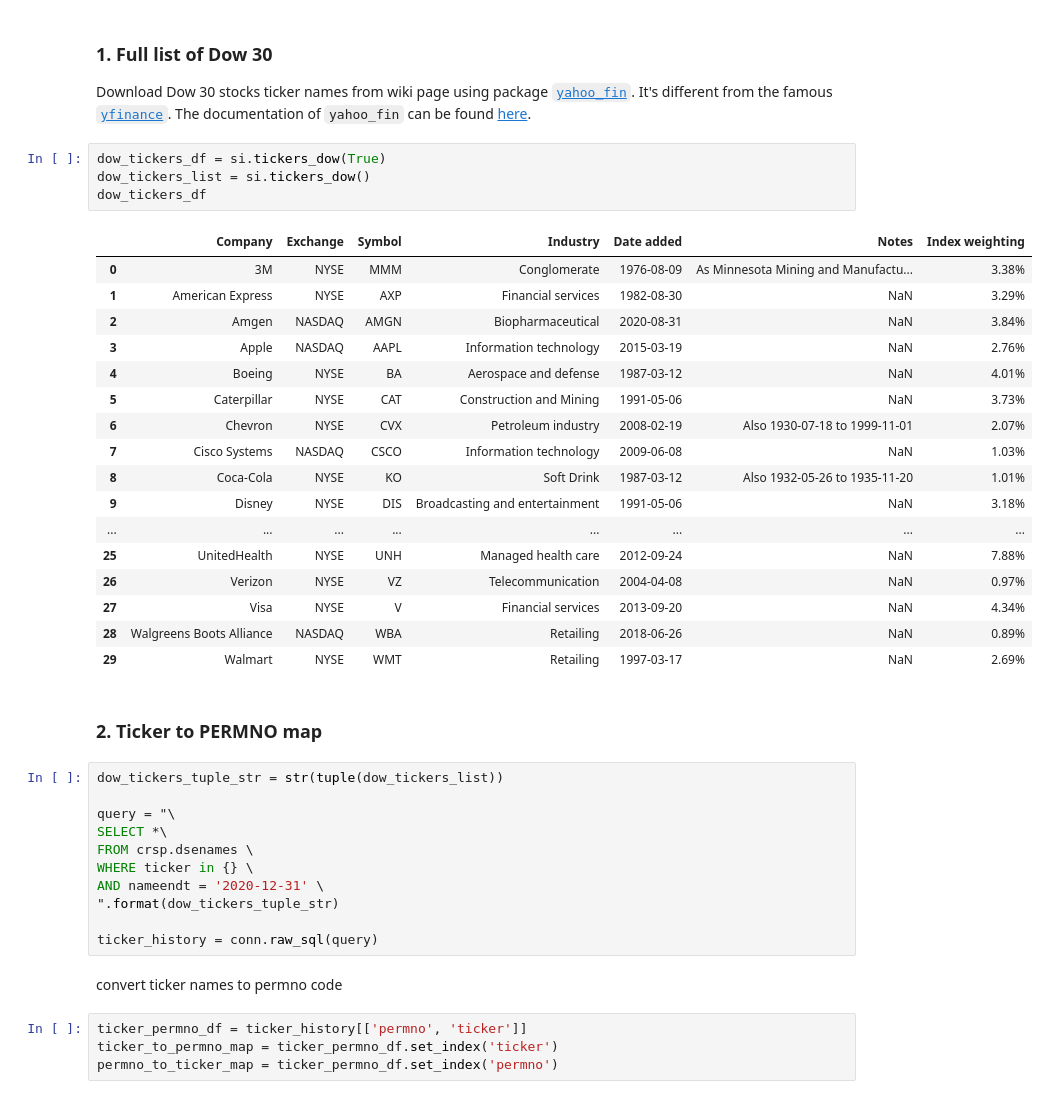
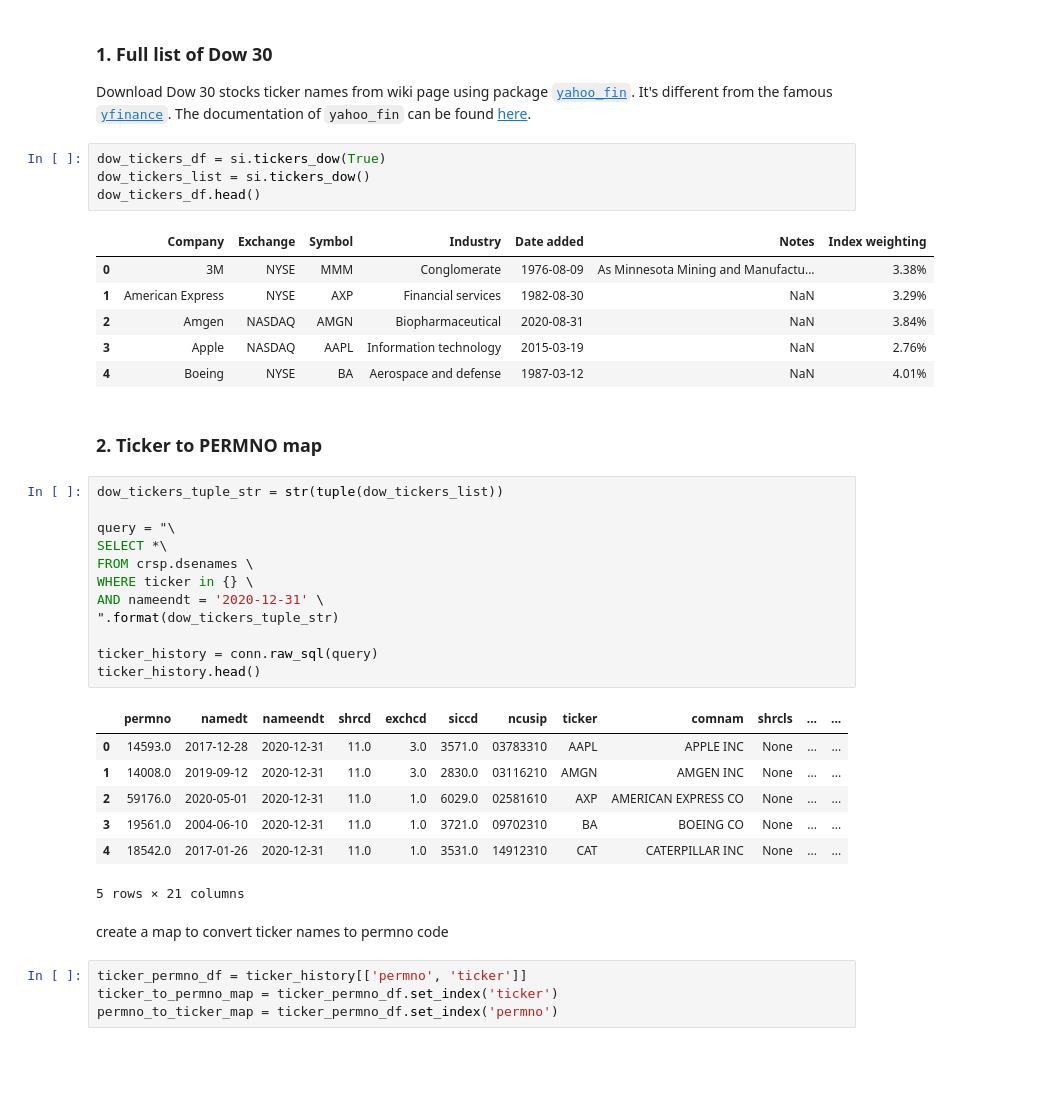
Before and after one commit to ChengLuFred/Portfolio-Selection-via-TBN, a Jupyter notebook: codes/experiment/WRDS_database.ipynb, the cells around one changed output. Saved outputs shown, nothing was run; the diff lists cells and outputs as text; blank space fills up the shorter version.

```diff
--- a/codes/experiment/WRDS_database.ipynb
+++ b/codes/experiment/WRDS_database.ipynb
@@ -192,25 +178,14 @@ Download Dow 30 stocks ticker names from wiki page using package [`yahoo_fin`](h
 # %%
 dow_tickers_df = si.tickers_dow(True)
 dow_tickers_list = si.tickers_dow()
-dow_tickers_df
+dow_tickers_df.head()
 # %% [output]
 |  | Company | Exchange | Symbol | Industry | Date added | Notes | Index weighting |
 | 0 | 3M | NYSE | MMM | Conglomerate | 1976-08-09 | As Minnesota Mining and Manufactu... | 3.38% |
 | 1 | American Express | NYSE | AXP | Financial services | 1982-08-30 | NaN | 3.29% |
 | 2 | Amgen | NASDAQ | AMGN | Biopharmaceutical | 2020-08-31 | NaN | 3.84% |
 | 3 | Apple | NASDAQ | AAPL | Information technology | 2015-03-19 | NaN | 2.76% |
 | 4 | Boeing | NYSE | BA | Aerospace and defense | 1987-03-12 | NaN | 4.01% |
-| 5 | Caterpillar | NYSE | CAT | Construction and Mining | 1991-05-06 | NaN | 3.73% |
-| 6 | Chevron | NYSE | CVX | Petroleum industry | 2008-02-19 | Also 1930-07-18 to 1999-11-01 | 2.07% |
-| 7 | Cisco Systems | NASDAQ | CSCO | Information technology | 2009-06-08 | NaN | 1.03% |
-| 8 | Coca-Cola | NYSE | KO | Soft Drink | 1987-03-12 | Also 1932-05-26 to 1935-11-20 | 1.01% |
-| 9 | Disney | NYSE | DIS | Broadcasting and entertainment | 1991-05-06 | NaN | 3.18% |
-| ... | ... | ... | ... | ... | ... | ... | ... |
-| 25 | UnitedHealth | NYSE | UNH | Managed health care | 2012-09-24 | NaN | 7.88% |
-| 26 | Verizon | NYSE | VZ | Telecommunication | 2004-04-08 | NaN | 0.97% |
-| 27 | Visa | NYSE | V | Financial services | 2013-09-20 | NaN | 4.34% |
-| 28 | Walgreens Boots Alliance | NASDAQ | WBA | Retailing | 2018-06-26 | NaN | 0.89% |
-| 29 | Walmart | NYSE | WMT | Retailing | 1997-03-17 | NaN | 2.69% |
 # %% [markdown]
 ### 2. Ticker to PERMNO map
 # %%
@@ -224,8 +199,17 @@ AND nameendt = '2020-12-31' \
 ".format(dow_tickers_tuple_str)
 
 ticker_history = conn.raw_sql(query)
+ticker_history.head()
+# %% [output]
+|  | permno | namedt | nameendt | shrcd | exchcd | siccd | ncusip | ticker | comnam | shrcls | ... | ... |
+| 0 | 14593.0 | 2017-12-28 | 2020-12-31 | 11.0 | 3.0 | 3571.0 | 03783310 | AAPL | APPLE INC | None | ... | ... |
+| 1 | 14008.0 | 2019-09-12 | 2020-12-31 | 11.0 | 3.0 | 2830.0 | 03116210 | AMGN | AMGEN INC | None | ... | ... |
+| 2 | 59176.0 | 2020-05-01 | 2020-12-31 | 11.0 | 1.0 | 6029.0 | 02581610 | AXP | AMERICAN EXPRESS CO | None | ... | ... |
+| 3 | 19561.0 | 2004-06-10 | 2020-12-31 | 11.0 | 1.0 | 3721.0 | 09702310 | BA | BOEING CO | None | ... | ... |
+| 4 | 18542.0 | 2017-01-26 | 2020-12-31 | 11.0 | 1.0 | 3531.0 | 14912310 | CAT | CATERPILLAR INC | None | ... | ... |
+5 rows × 21 columns
 # %% [markdown]
-convert ticker names to permno code
+create a map to convert ticker names to permno code
 # %%
 ticker_permno_df = ticker_history[['permno', 'ticker']]
 ticker_to_permno_map = ticker_permno_df.set_index('ticker')
```
Also changed, not shown: parts of 28 cells of this notebook, 23 other files.
